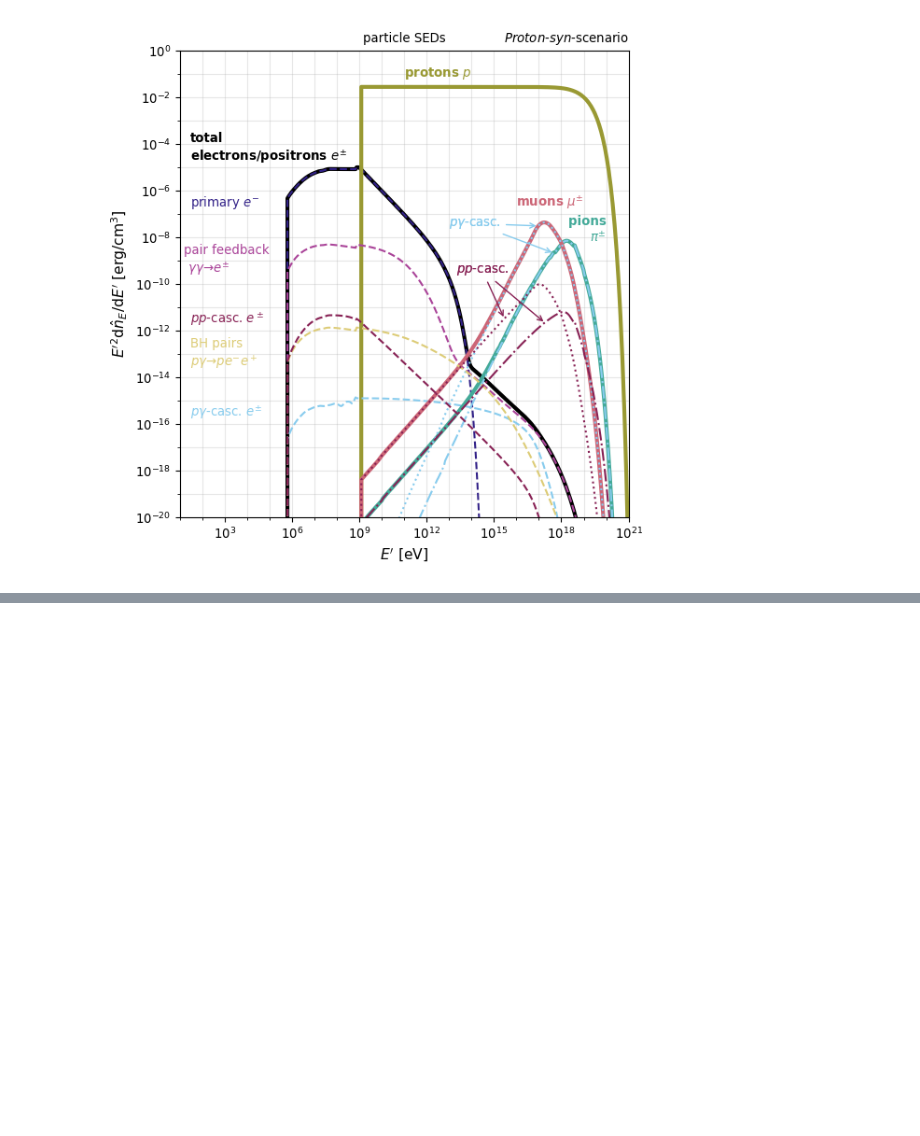
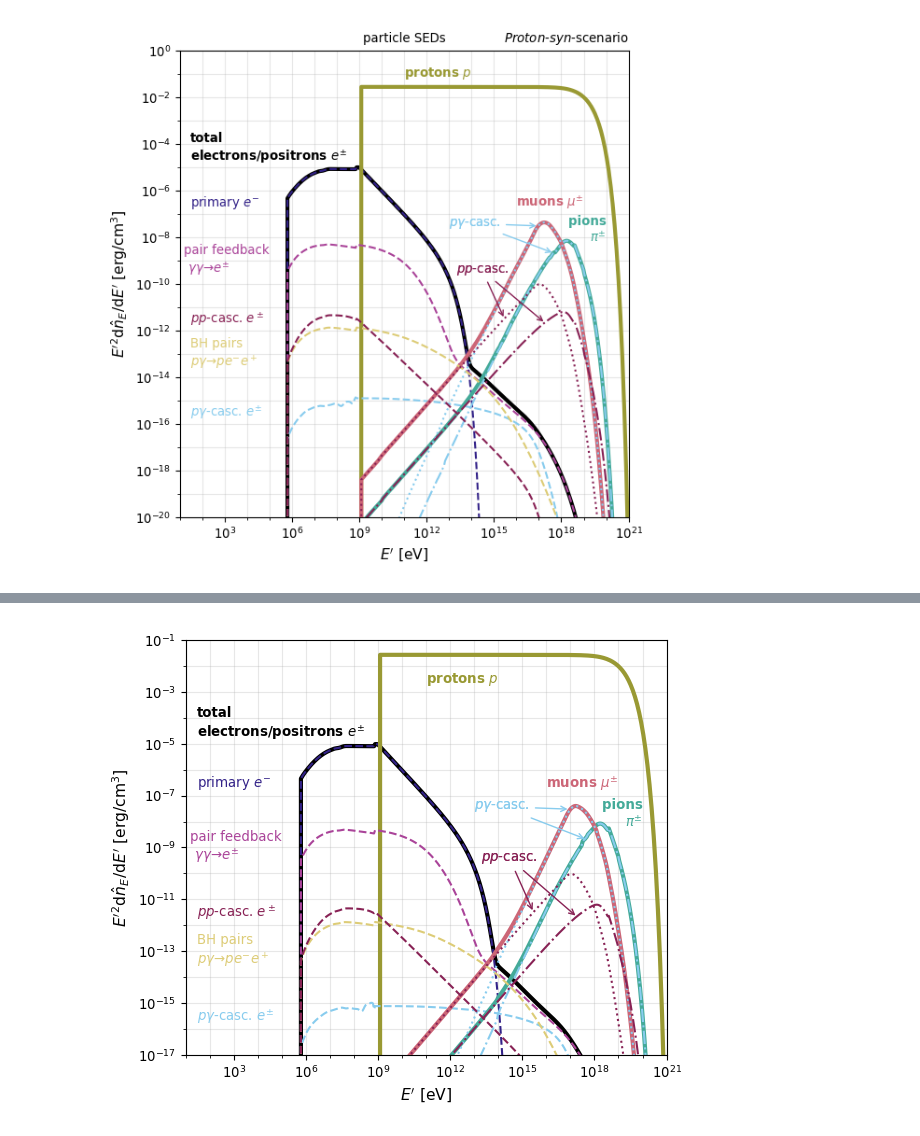
Before and after one commit to maklinger/LepHadGRBAfterglows, a Jupyter notebook: proton-syn-scenario.ipynb, the cells around one changed output, grey strips where cells are left out. Saved outputs shown, nothing was run; the diff lists cells and outputs as text; code cells hidden in the pictures; blank space fills up the shorter version.

```diff
--- a/proton-syn-scenario.ipynb
+++ b/proton-syn-scenario.ipynb
@@ -354,0 +419,70 @@ sfc.saveFigure(fig, f"proton-syn-spectrum-particles", dpi=500)
+# %%
+
+fig, ax = plt.subplots(figsize=(6,5))
+
+ax.loglog(Ee_eV, Ee_erg*am3.get_pairs(), c="k", lw=3)
+ax.loglog(Ee_eV, Ee_erg*am3.get_pairs_injected(), c=compcols["in"], ls="--")
+
+ax.loglog(Ep_eV, Ep_erg*am3.get_protons(), c=compcols["p"], lw=3)
+
+
+ax.loglog(Ee_eV, Ee_erg*am3.get_pairs_annihilation(), c=compcols["pair"], ls="--")
+
+ax.loglog(Ee_eV, Ee_erg*am3.get_pairs_photopion(), c=compcols["pg"], ls="--")
+ax.loglog(Ep_eV, Ep_erg*am3.get_pions(), c=compcols["pi"], lw=3)
+# ax.loglog(Ep_eV, Ep_erg*am3.get_pion_plus_photopion(), c="r", lw=1)
+# ax.loglog(Ep_eV, Ep_erg*am3.get_pion_minus_photopion(), c="k", lw=1, ls="--")
+ax.loglog(Ep_eV, Ep_erg*am3.get_pions_photopion(), c=compcols["pg"], ls="-.")
+ax.loglog(Ep_eV, Ep_erg*am3.get_muons(), c=compcols["mu"], lw=3)
+ax.loglog(Ep_eV, Ep_erg*am3.get_muons_photopion(), c=compcols["pg"], ls=":")
+
+ax.loglog(Ee_eV, Ee_erg*am3.get_pairs_bethe_heitler(), c=compcols["bh"], ls="--")
+
+ax.loglog(Ee_eV, Ee_erg*am3.get_pairs_proton_proton(), c=compcols["pp"], ls="--")
+ax.loglog(Ep_eV, Ep_erg*am3.get_pions_proton_proton(), c=compcols["pp"], ls="-.")
+ax.loglog(Ep_eV, Ep_erg*am3.get_muons_proton_proton(), c=compcols["pp"], ls=":")
+
+# ax.loglog(En_eV, En_erg*am3.get_neutrinos(), c="k", lw=3)
+
+
+ax.text(1e11, 3e-3, r"protons $p$", color=compcols["p"], va="center", ha="left", zorder=100, rotation=0, weight="bold")
+ax.text(3e1, 6e-5, "total\n" +r"electrons/positrons $e^{\pm}$", color="k", va="center", ha="left", zorder=100, rotation=0, weight="bold")
+ax.text(3e1, 3e-7, r"primary $e^{-}$", color=compcols["in"], va="center", ha="left", zorder=100, rotation=0)
+ax.text(1.5e1, 1e-9, "pair feedback\n"+ r" $\gamma\gamma \to e^{\pm}$", color=compcols["pair"], va="center", ha="left", zorder=100, rotation=0)
+ax.text(3e1, 3e-12, r"$pp$-casc. $e^\pm$", color=compcols["pp"], va="center", ha="left", zorder=100, rotation=0)
+ax.text(3e1, 1e-13, "BH pairs\n"+r"$p\gamma\to p e^{-}e^+$", color=compcols["bh"], va="center", ha="left", zorder=100, rotation=0)
+ax.text(3e1, 3e-16, r"$p\gamma$-casc. $e^{\pm}$", color=compcols["pg"], va="center", ha="left", zorder=100, rotation=0)
+
+ax.text(2e18, 2e-8, "pions  \n"+r"     $\pi^{\pm}$", color=compcols["pi"], va="center", ha="left", zorder=100, rotation=0, weight="bold")
+# ax.text(1e15, 1e-8, r"$p\gamma$-casc.", color=compcols["pg"], va="center", ha="center", zorder=100, rotation=0)
+ax.annotate(r"$p\gamma$-casc.", xy=(1e17, 3e-8), xytext=(1e13, 3e-8), color=compcols["pg"],
+            arrowprops=dict(color=compcols["pg"], arrowstyle="->"))
+ax.annotate(r"$p\gamma$-casc.", xy=(5e17, 2e-9), xytext=(1e13, 3e-8), color=compcols["pg"],
+            arrowprops=dict(color=compcols["pg"], arrowstyle="->"))
+
+# ax.text(1e12, 3e-19, r"$p\gamma$-casc. $\pi^{\pm}$", color=compcols["pg"], va="center", ha="left", zorder=100, rotation=63)
+
+ax.text(1e16, 3e-7, r"muons $\mu^{\pm}$", color=compcols["mu"], va="center", ha="left", zorder=100, rotation=0, weight="bold")
+# ax.text(1e11, 3e-19, r"$p\gamma$-casc. $\mu^{\pm}$", color=compcols["pg"], va="center", ha="left", zorder=100, rotation=63)
+ax.annotate(r"$pp$-casc.", xy=(3e15, 3e-12), xytext=(2e13, 3e-10), color=compcols["pp"],
+            arrowprops=dict(color=compcols["pp"], arrowstyle="->"))
+ax.annotate(r"$pp$-casc.", xy=(2e17, 2e-12), xytext=(2e13, 3e-10), color=compcols["pp"],
+            arrowprops=dict(color=compcols["pp"], arrowstyle="->"))
+
+# ax.set_title("particle SEDs")
+# ax.set_title(r"$Proton$-$syn$-scenario", loc="right")
+ax.grid(alpha=0.3, which="both")
+ax.set_ylim(1e-17, 1e-1)
+ax.set_yticks(10**np.arange(-17, -0.5, 2))
+ax.set_yticks(10**np.arange(-17, -0.5, 1), minor=True)
+ax.set_yticklabels(["" for i in np.arange(-17, -0.5, 1)], minor=True)
+ax.set_xlim(1e1, 1e21)
+ax.set_xticks(10**np.arange(3, 21.5, 3))
+ax.set_xticks(10**np.arange(1, 21., 1), minor=True)
+ax.set_xticklabels(["" for i in np.arange(1, 21., 1)], minor=True)
+ax.set_xlabel(r"$E'$ [eV]")
+ax.set_ylabel(r"$E'^2 \mathrm{d} \hat{n}_E/\mathrm{d} E'$ [erg/cm$^3$]")
+fig.tight_layout()
+sfc.saveFigure(fig, f"proton-syn-spectrum-particles_no_details", dpi=500)
+# %% [output]
+[figure, added]
```
Also changed, not shown: parts of 4 cells of this notebook, 4 other files.
